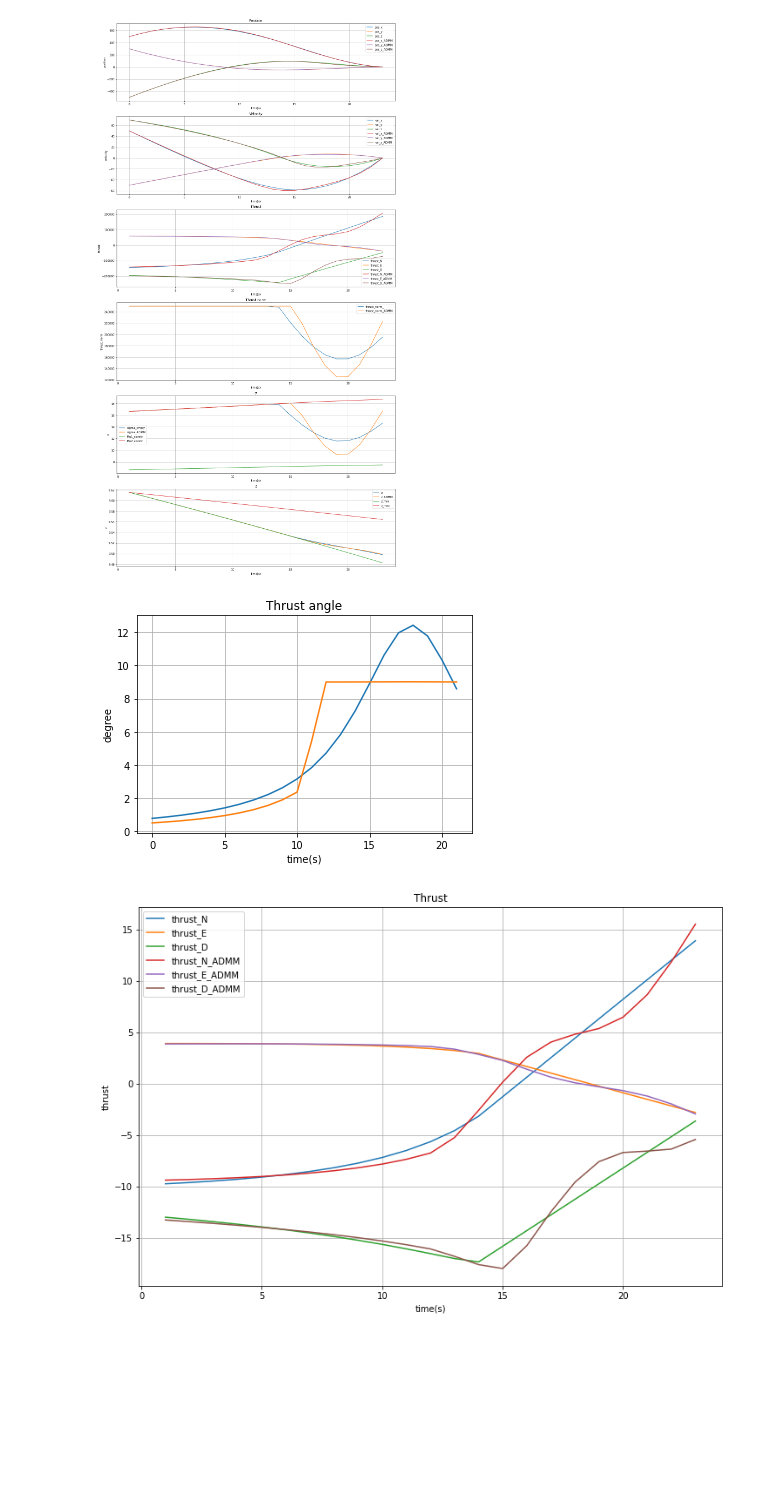
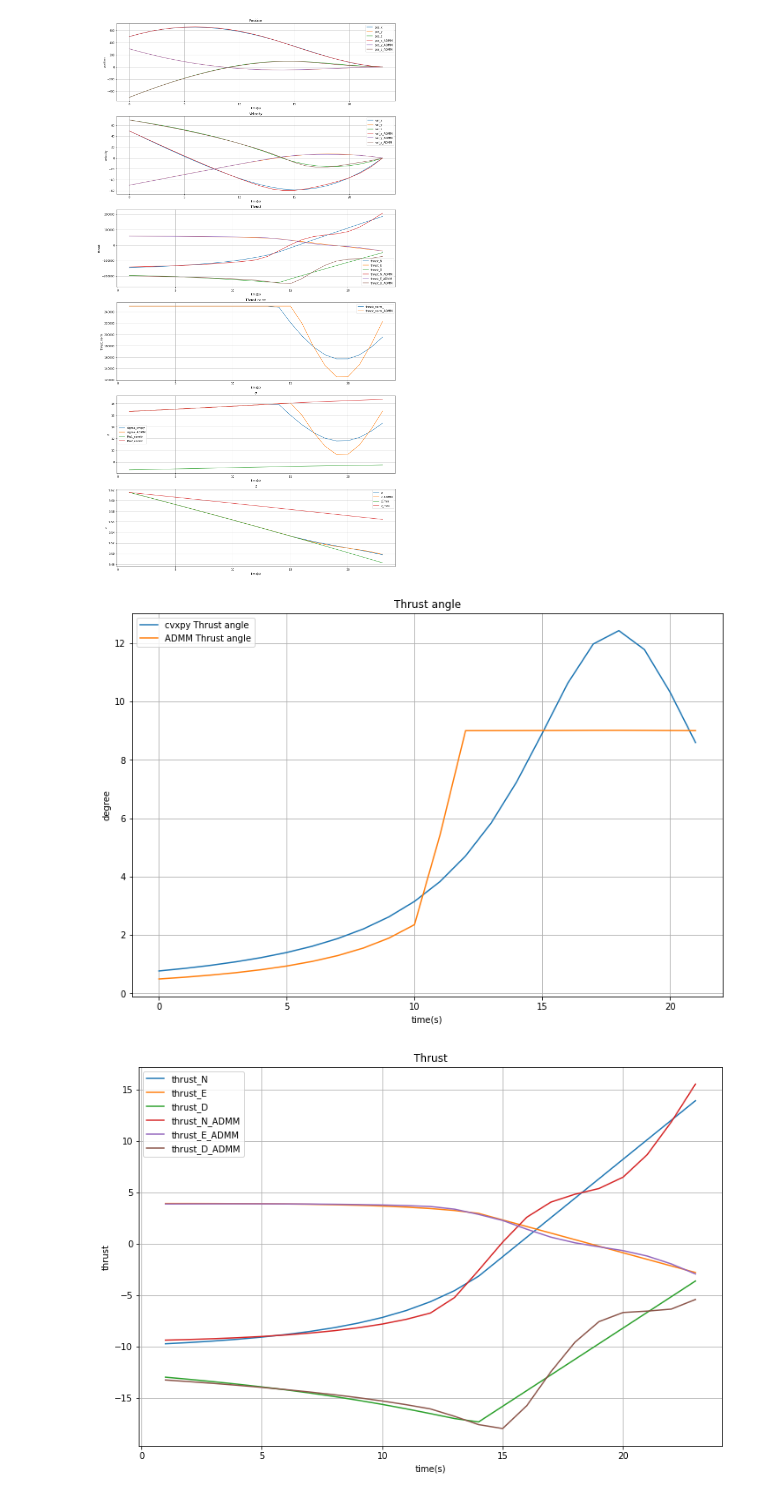
Before and after one commit to acsl-inha/drone_simulation, a Jupyter notebook: src/Convexificated_Ploblem.ipynb, the cells around one changed output. Saved outputs shown, nothing was run; the diff lists cells and outputs as text; code cells hidden in the pictures; blank space fills up the shorter version.

```diff
--- a/src/Convexificated_Ploblem.ipynb
+++ b/src/Convexificated_Ploblem.ipynb
@@ -458,28 +458,30 @@ plt.grid()
 # %%
 step_prev_ADMM = u_ADMM_NED[:,:-1]
 thrust_prev_ADMM = thrust_ADMM[:-1]
 step_next_ADMM = u_ADMM_NED[:,1:]
 thrust_next_ADMM = thrust_ADMM[1:]
 
 inner_product = np.sum((step_prev_ADMM*step_next_ADMM),axis=0)
 angle_ADMM = np.arccos(inner_product/(thrust_prev_ADMM*thrust_next_ADMM))
 
 step_prev = u_NED[:,:-1]
 thrust_prev = thrust[:-1]
 step_next = u_NED[:,1:]
 thrust_next = thrust[1:]
 
 inner_product = np.sum((step_prev*step_next),axis=0)
 angle = np.arccos(inner_product/(thrust_prev*thrust_next))
 
-plt.plot(angle*180/np.pi)
-plt.plot(angle_ADMM*180/np.pi)
+plt.figure(figsize=(12,8))
+plt.plot(angle*180/np.pi,label='cvxpy Thrust angle')
+plt.plot(angle_ADMM*180/np.pi,label='ADMM Thrust angle')
 plt.title('Thrust angle')
 plt.xlabel('time(s)')
 plt.ylabel('degree')
+plt.legend()
 plt.grid()
 # %% [output]
-[figure, old version]
+[figure, new version]
 # %%
 e_z = np.zeros((3,N))
 e_z[2,:] = -1
```
Also changed, not shown: parts of 1 cell of this notebook.
